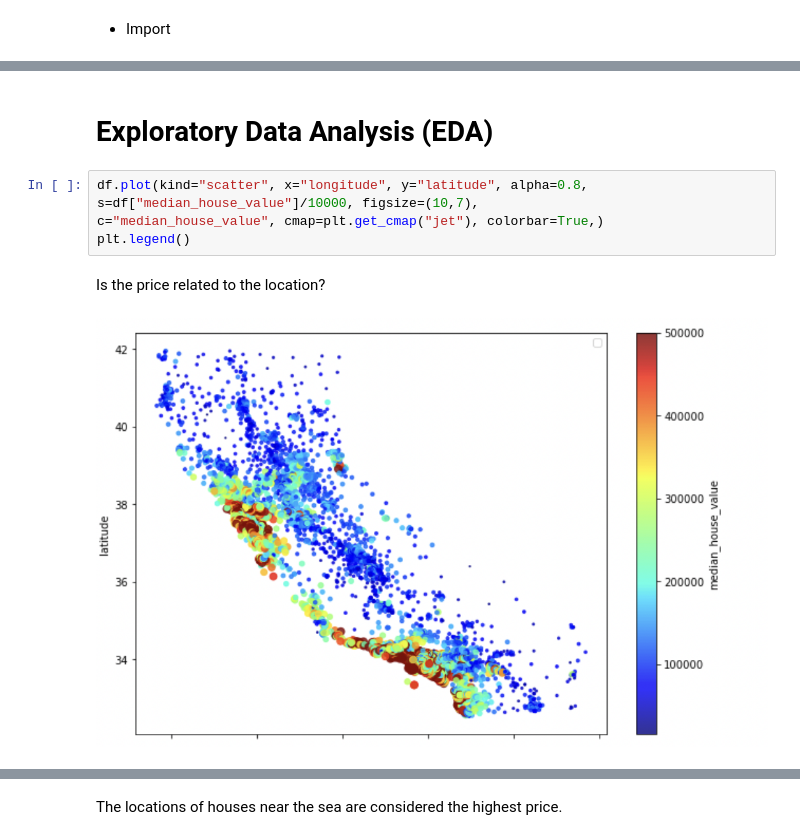
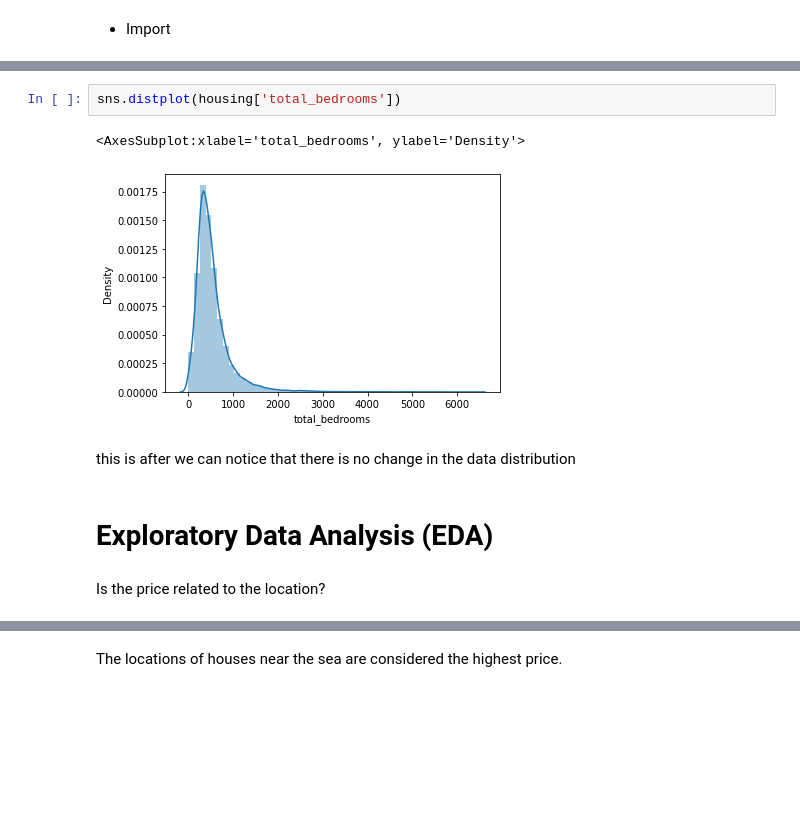
Before and after one commit to Abdulmalik-rebdi/California-housing, a Jupyter notebook: src/CALIFORNIA HOUSING PRICES.ipynb, the cells around one changed output, grey strips where cells are left out. Cells and saved outputs as stored; diff of their text form; blank space fills up the shorter version.

```diff
--- a/src/CALIFORNIA HOUSING PRICES.ipynb
+++ b/src/CALIFORNIA HOUSING PRICES.ipynb
@@ -56,11 +111,11 @@ from sklearn.decomposition import TruncatedSVD
+# %%
+sns.distplot(housing['total_bedrooms'])
+# %% [output]
+<AxesSubplot:xlabel='total_bedrooms', ylabel='Density'>
+[figure, added]
+# %% [markdown]
+this is after we can notice that there is no change in the data distribution
 # %% [markdown]
 # Exploratory Data Analysis (EDA)
-# %%
-df.plot(kind="scatter", x="longitude", y="latitude", alpha=0.8,
-s=df["median_house_value"]/10000, figsize=(10,7),
-c="median_house_value", cmap=plt.get_cmap("jet"), colorbar=True,)
-plt.legend()
 # %% [markdown]
 Is the price related to the location?
-# %% [markdown]
-![Screen%20Shot%201444-01-11%20at%209.26.36%20PM.png](attachment:Screen%20Shot%201444-01-11%20at%209.26.36%20PM.png)
```
Also changed, not shown: parts of 32 cells of this notebook, 14 other files.
